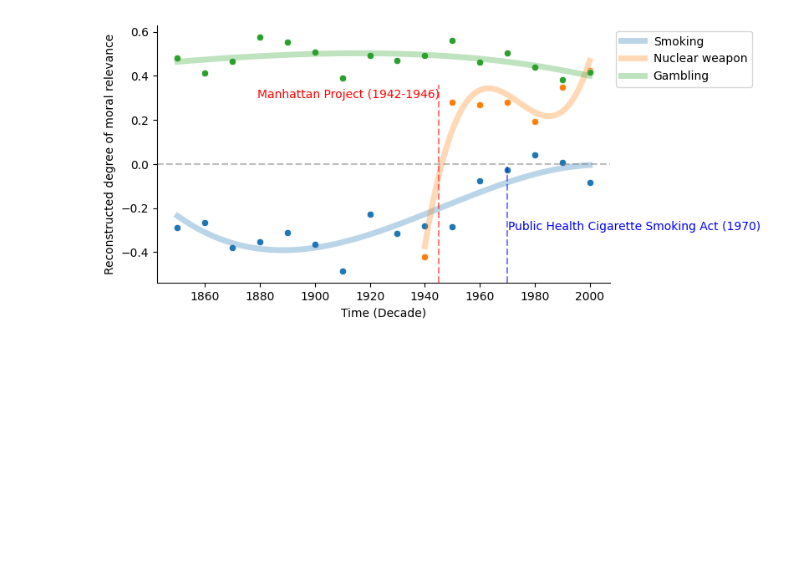
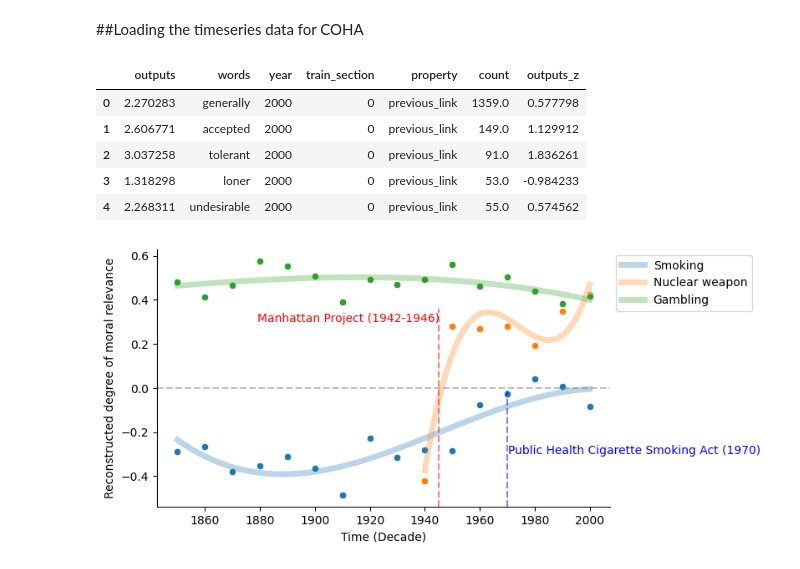
Before and after one commit to AidaRamezani/moralization_temporal, a Jupyter notebook: notebooks/fig1.ipynb, the cells around one changed output. Cells and saved outputs as stored; diff of their text form; code cells hidden in the pictures; blank space fills up the shorter version.

```diff
--- a/notebooks/fig1.ipynb
+++ b/notebooks/fig1.ipynb
@@ -17,2 +8,4 @@ import matplotlib.font_manager
+# %% [markdown]
+##Loading the timeseries data for COHA
 # %%
 ts_df = pd.read_csv('./data/SWOW_prediction/eval/time_series/ts_df.csv')
@@ -19,0 +12,9 @@ ts_df = ts_df.groupby(['words','year','property'])[['outputs_z','count']].mean()
+# %%
+ts_df.head()
+# %% [output]
+|  | outputs | words | year | train_section | property | count | outputs_z |
+| 0 | 2.270283 | generally | 2000 | 0 | previous_link | 1359.0 | 0.577798 |
+| 1 | 2.606771 | accepted | 2000 | 0 | previous_link | 149.0 | 1.129912 |
+| 2 | 3.037258 | tolerant | 2000 | 0 | previous_link | 91.0 | 1.836261 |
+| 3 | 1.318298 | loner | 2000 | 0 | previous_link | 53.0 | -0.984233 |
+| 4 | 2.268311 | undesirable | 2000 | 0 | previous_link | 55.0 | 0.574562 |
```
Also changed, not shown: parts of 4 cells of this notebook, 3 other files.
